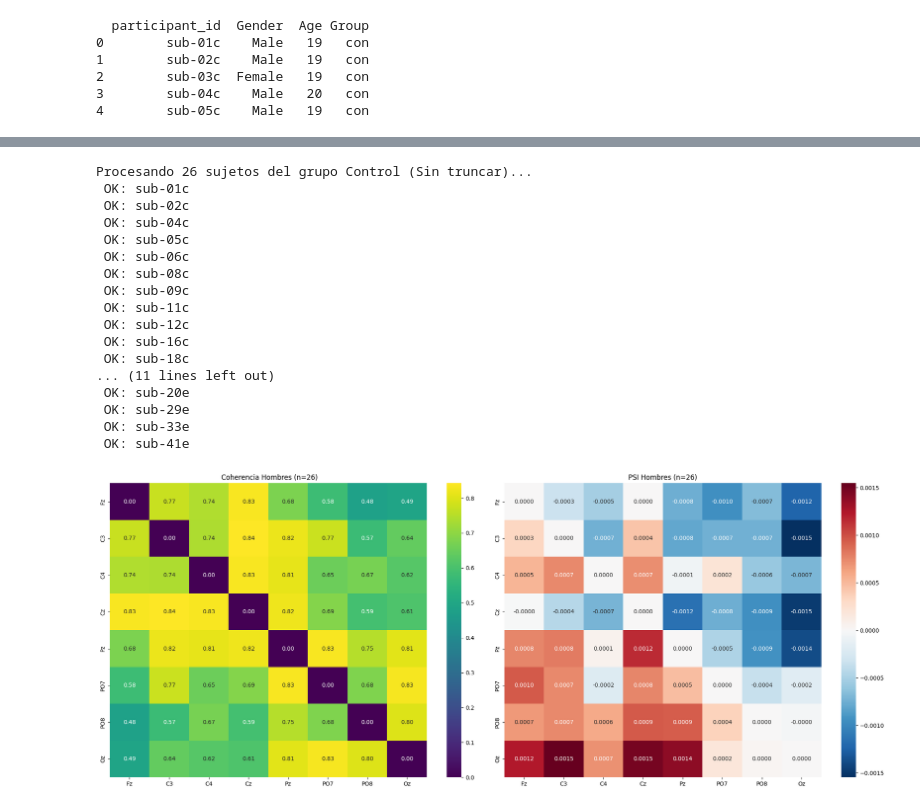
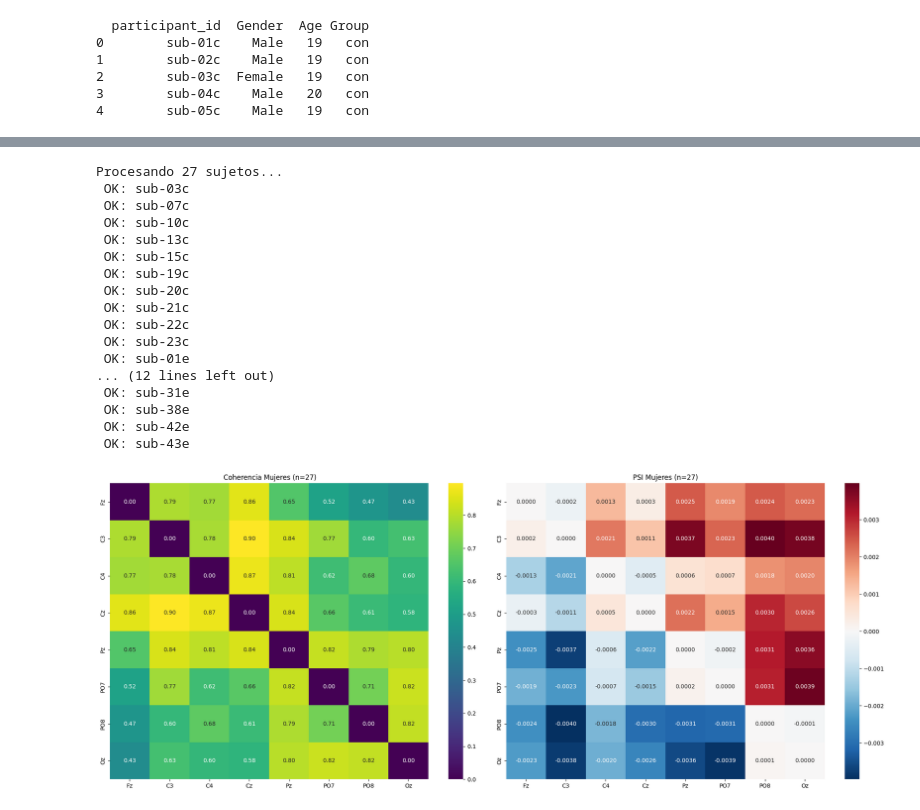
Before and after one commit to fer004/PSI_analysis_STEM, a Jupyter notebook: psi_analisis.ipynb, the cells around one changed output, grey strips where cells are left out. Cells and saved outputs as stored; diff of their text form; code cells hidden in the pictures.

```diff
--- a/psi_analisis.ipynb
+++ b/psi_analisis.ipynb
@@ -102,9 +100,9 @@ print(sub_list.head())
 3        sub-04c    Male   20   con
 4        sub-05c    Male   19   con
 # %%
-CWT_DIR = Path('D:/cwt_results_complex/alpha-beta')
+CWT_DIR = Path('D:/cwt_results_complex/alpha-beta_base')
 freqs = np.linspace(8, 30, num=24)
-#CWT_DIR = Path('D:/cwt_results_complex/')
+#CWT_DIR = Path('D:/cwt_results_complex/theta-alpha_base')
 #freqs = np.linspace(4, 12, num=12)
 # %%
 #normalizacion z-score
@@ -241,14 +257,14 @@ from pathlib import Path
 
 def psi(sub_list, cwt_dir, freqs):
     #Configuración inicial
-    control_subs = sub_list[sub_list['Gender'] == 'Male']['participant_id'].values
+    control_subs = sub_list[sub_list['Gender'] == 'Female']['participant_id'].values
     target_channels = ['Fz', 'C3', 'C4', 'Cz', 'Pz', 'PO7', 'PO8', 'Oz']
     n_channels = len(target_channels)
 
     lista_coh_sujetos = []
     lista_psi_sujetos = []
 
-    print(f"Procesando {len(control_subs)} sujetos del grupo Control (Sin truncar)...")
+    print(f"Procesando {len(control_subs)} sujetos...")
 
     for sub_id in control_subs:
         file_path = Path(cwt_dir) / f"{sub_id}_complex_zscore.npy"
@@ -291,53 +307,53 @@ def psi(sub_list, cwt_dir, freqs):
                 sub_coh[i, j] = sub_coh[j, i] = np.abs(np.mean(Cxy))
 
                 psi_vals = [np.imag(np.conj(Cxy[f]) * Cxy[f+1]) for f in range(len(freqs)-1)]
                 val_psi = np.mean(psi_vals)
                 sub_psi[i, j], sub_psi[j, i] = val_psi, -val_psi
 
         lista_coh_sujetos.append(sub_coh)
         lista_psi_sujetos.append(sub_psi)
         print(f" OK: {sub_id}")
 
     # 4. Grand Average del Grupo
     ga_coh = np.mean(lista_coh_sujetos, axis=0)
     ga_psi = np.mean(lista_psi_sujetos, axis=0)
 
     # 5. Graficación de Matrices NXN
     fig, (ax1, ax2) = plt.subplots(1, 2, figsize=(20, 8))
 
     # Heatmap Coherencia
     sns.heatmap(ga_coh, annot=True, fmt=".2f", cmap='viridis', ax=ax1,
                 xticklabels=target_channels, yticklabels=target_channels)
-    ax1.set_title(f" Coherencia Hombres (n={len(lista_coh_sujetos)})")
+    ax1.set_title(f" Coherencia Mujeres (n={len(lista_coh_sujetos)})")
 
     # Heatmap PSI
     sns.heatmap(ga_psi, annot=True, fmt=".4f", cmap='RdBu_r', center=0, ax=ax2,
                 xticklabels=target_channels, yticklabels=target_channels)
-    ax2.set_title(f"PSI Hombres (n={len(lista_coh_sujetos)})")
+    ax2.set_title(f"PSI Mujeres (n={len(lista_coh_sujetos)})")
 
     plt.tight_layout()
     plt.show()
 
 psi(sub_list, CWT_DIR, freqs)
 # %% [output]
-Procesando 26 sujetos del grupo Control (Sin truncar)...
- OK: sub-01c
- OK: sub-02c
- OK: sub-04c
- OK: sub-05c
- OK: sub-06c
- OK: sub-08c
- OK: sub-09c
- OK: sub-11c
- OK: sub-12c
- OK: sub-16c
- OK: sub-18c
-... (11 lines left out)
- OK: sub-20e
- OK: sub-29e
- OK: sub-33e
- OK: sub-41e
+Procesando 27 sujetos...
+ OK: sub-03c
+ OK: sub-07c
+ OK: sub-10c
+ OK: sub-13c
+ OK: sub-15c
+ OK: sub-19c
+ OK: sub-20c
+ OK: sub-21c
+ OK: sub-22c
+ OK: sub-23c
+ OK: sub-01e
+... (12 lines left out)
+ OK: sub-31e
+ OK: sub-38e
+ OK: sub-42e
+ OK: sub-43e
-[figure, old version]
+[figure, new version]
 # %%
 import numpy as np
 import pandas as pd
```
Also changed, not shown: parts of 5 cells of this notebook.
